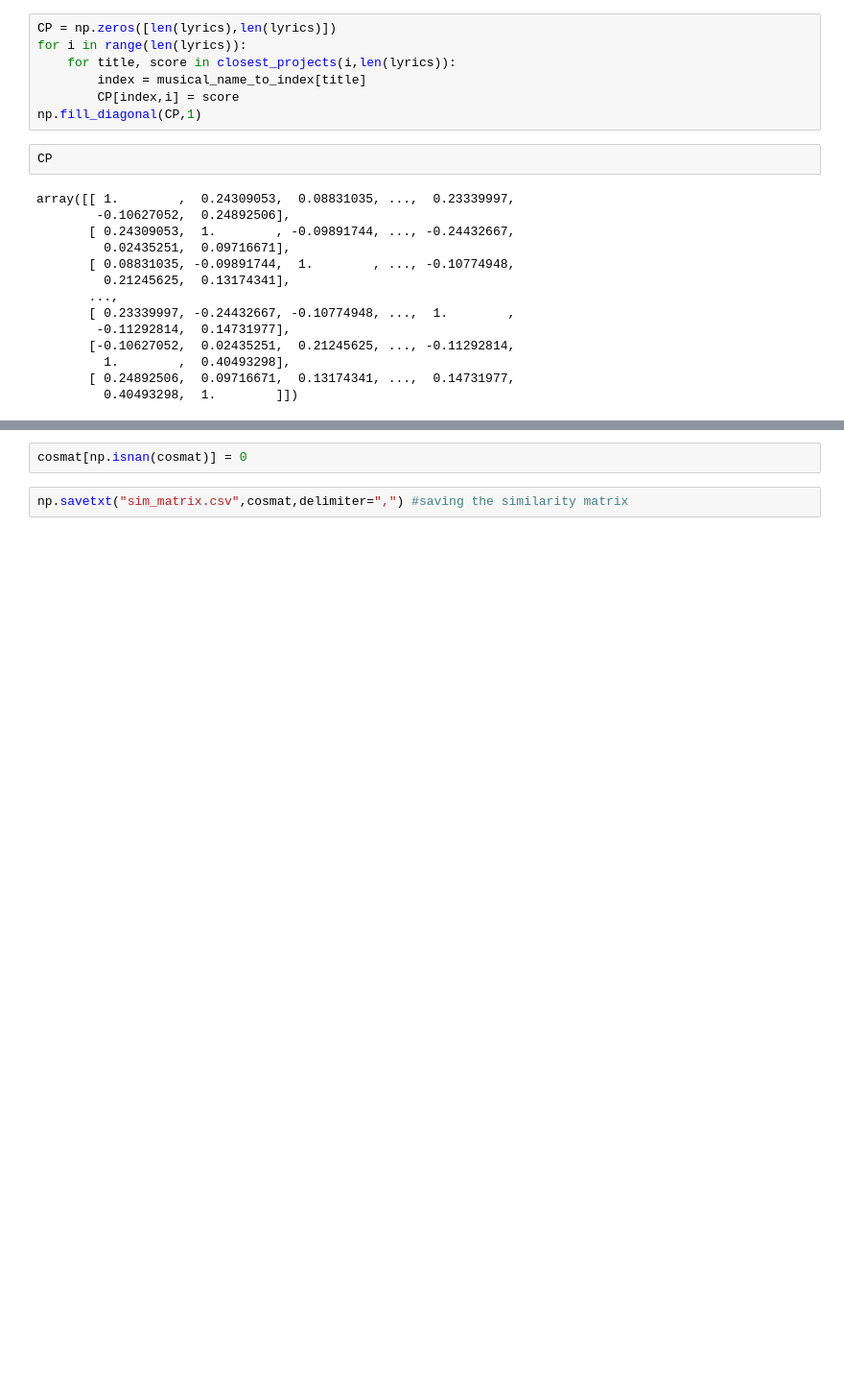
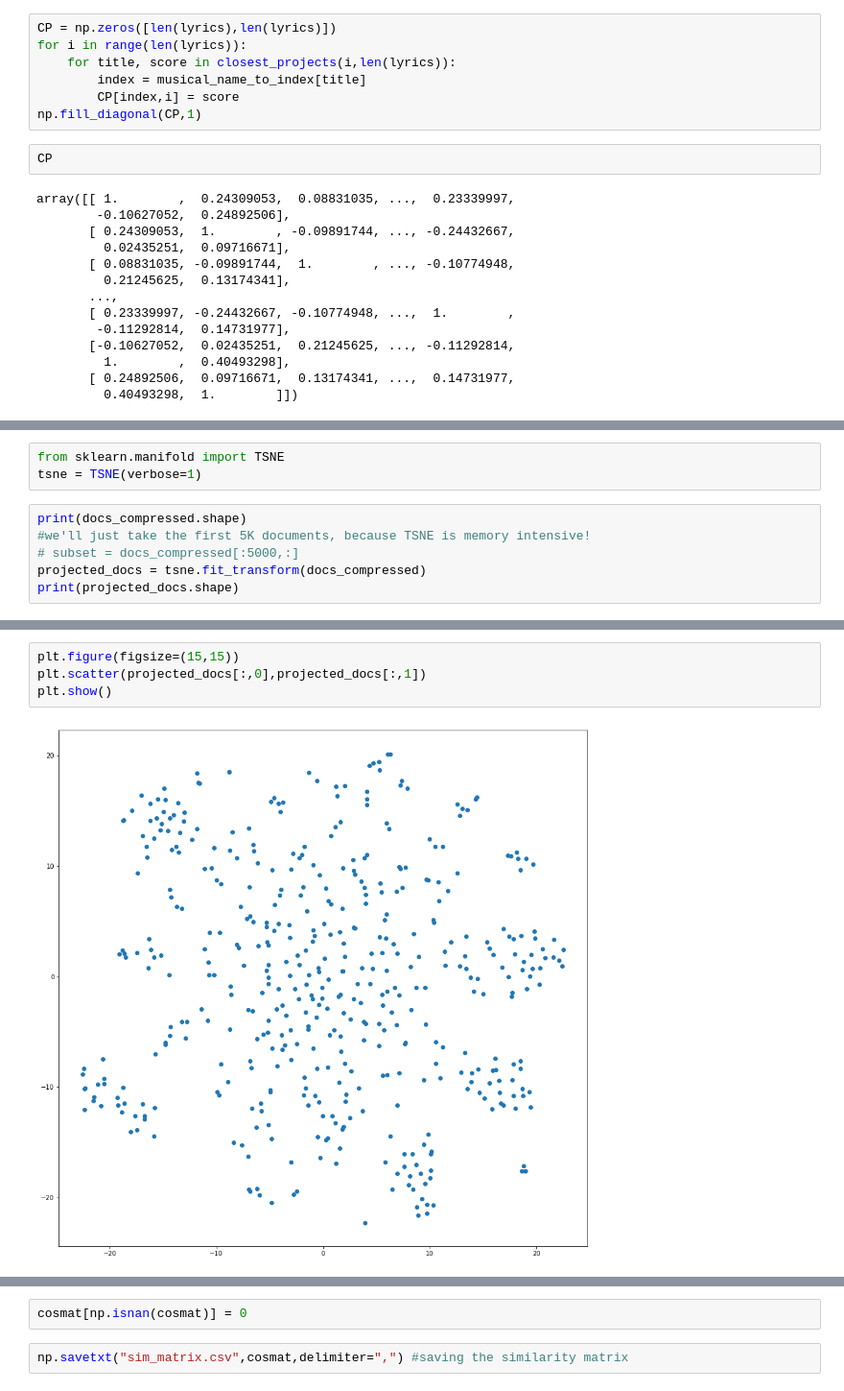
Before and after one commit to bring-me-broadway/CS4300_Flask_template, a Jupyter notebook: Similarity building.ipynb, the cells around one changed output, grey strips where cells are left out. Shown: that part at 96% size. Drawn from its saved outputs; the diff is of its cells as text; blank space fills up the shorter version.

```diff
--- a/Similarity building.ipynb
+++ b/Similarity building.ipynb
@@ -376,0 +415,9 @@ CP[3,4]
+# %%
+from sklearn.manifold import TSNE
+tsne = TSNE(verbose=1)
+# %%
+print(docs_compressed.shape)
+#we'll just take the first 5K documents, because TSNE is memory intensive!
+# subset = docs_compressed[:5000,:]
+projected_docs = tsne.fit_transform(docs_compressed)
+print(projected_docs.shape)
@@ -376,0 +434,6 @@ CP[3,4]
+# %%
+plt.figure(figsize=(15,15))
+plt.scatter(projected_docs[:,0],projected_docs[:,1])
+plt.show()
+# %% [output]
+[figure, added]
```
Also changed, not shown: parts of 20 cells of this notebook.
